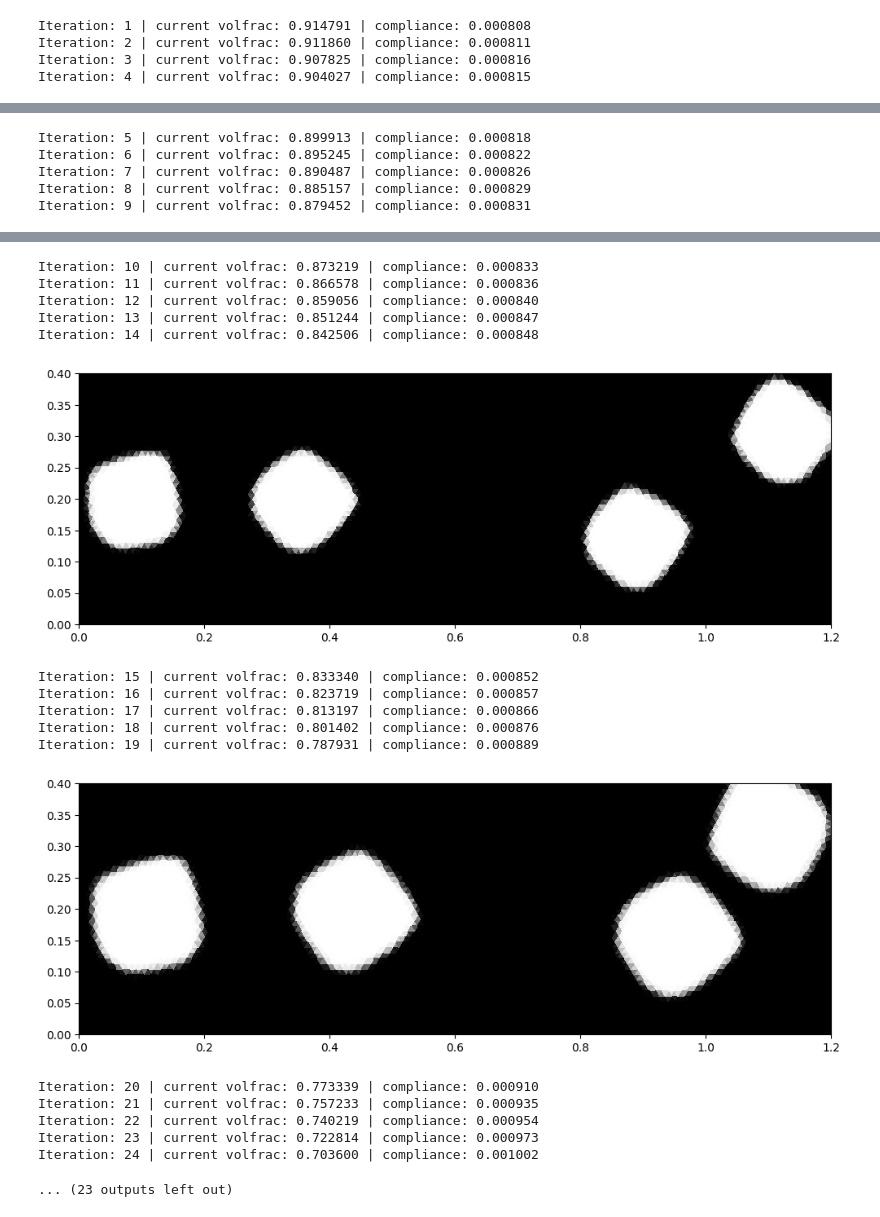
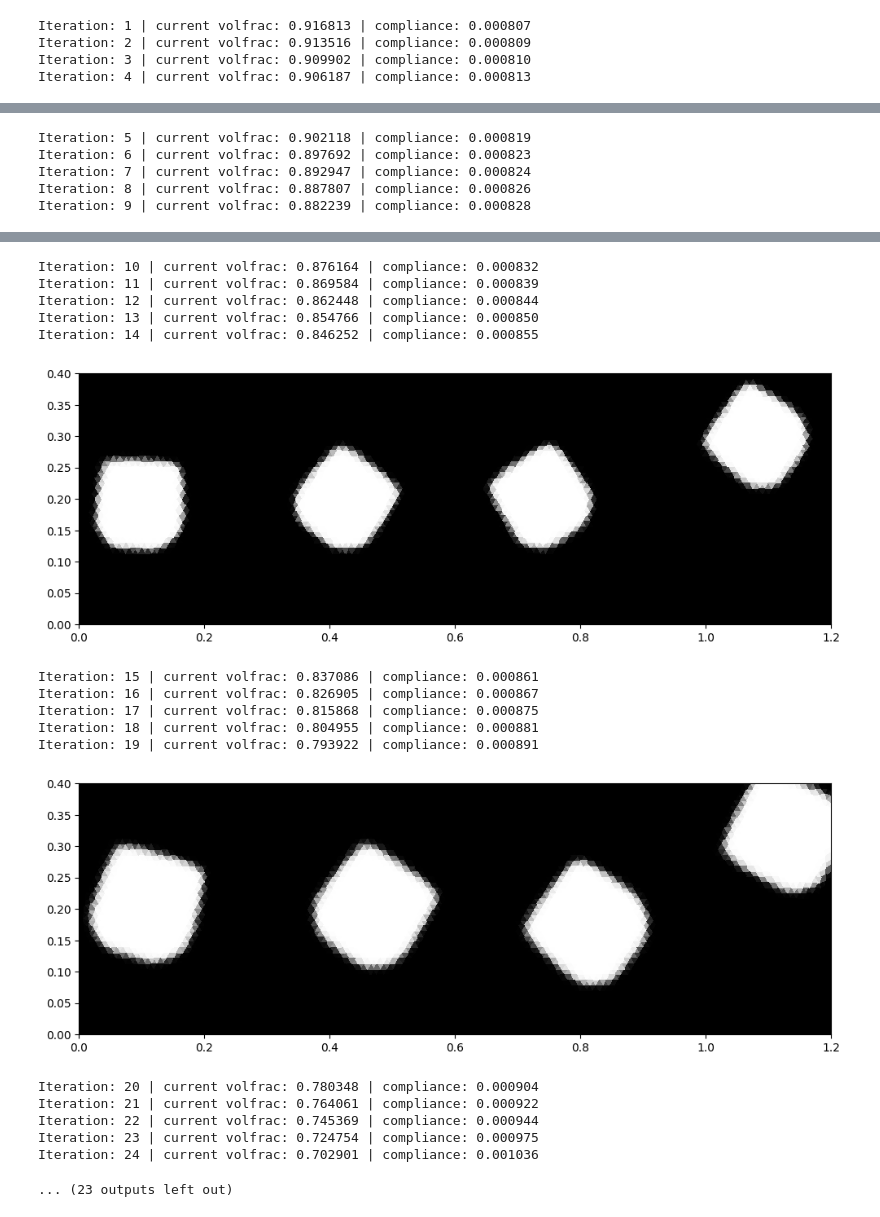
Before and after one commit to Alexander19970212/NHSDF-TOp, a Jupyter notebook: NN_TopOpt/NHSDF_examples.ipynb, the cells around one changed output, grey strips where cells are left out. Drawn from its saved outputs; the diff is of its cells as text; code cells hidden in the pictures.

Commit message:
[ADD] generation boundary precise dataset quad

```diff
--- a/NN_TopOpt/NHSDF_examples.ipynb
+++ b/NN_TopOpt/NHSDF_examples.ipynb
@@ -19,10 +19,18 @@ methods = {
 import torch
 torch.cuda.empty_cache()
 
+dataset_type = "quadrangle"
+root_dir = "../src/model_comparison/NHSDF"
+
 # select the experiment directory
-# experiment_dir = "../configs/NN_top_optimization/FM_NN_Heaviside/AE_DeepSDF"
-experiment_dir = "../configs/NN_top_optimization/FM_NN_Heaviside/VAE_DeepSDF"
-# experiment_dir = "../configs/NN_top_optimization/FM_NN_Heaviside/MMD_VAE_DeepSDF"
+if dataset_type == "tripple":
+    # experiment_dir = "../configs/NN_top_optimization/FM_NN_Heaviside/AE_DeepSDF"
+    experiment_dir = "../configs/NN_top_optimization/FM_NN_Heaviside/VAE_DeepSDF"
+    # experiment_dir = "../configs/NN_top_optimization/FM_NN_Heaviside/MMD_VAE_DeepSDF"
+elif dataset_type == "quadrangle":
+    experiment_dir = "../configs/NN_top_optimization/FM_NN_Heaviside/VAE_DeepSDF_quad"
+    root_dir += "_quad"
+
 
 # config_name = "MBB_beam_half_fm_ae_hv" #
 # config_name = "Cant_beam_half_fm_ae_hv"
@@ -63,7 +71,7 @@ Fixed case:  fixed_x [0, [0, 0.4]] 41 5710
 Fixed case:  fixed_y [1.2, 0] 1 121
 Loaded loads:  (1,)
 40
-Iteration: 1 | current volfrac: 0.914791 | compliance: 0.000808
-Iteration: 2 | current volfrac: 0.911860 | compliance: 0.000811
-Iteration: 3 | current volfrac: 0.907825 | compliance: 0.000816
-Iteration: 4 | current volfrac: 0.904027 | compliance: 0.000815
+Iteration: 1 | current volfrac: 0.916813 | compliance: 0.000807
+Iteration: 2 | current volfrac: 0.913516 | compliance: 0.000809
+Iteration: 3 | current volfrac: 0.909902 | compliance: 0.000810
+Iteration: 4 | current volfrac: 0.906187 | compliance: 0.000813
@@ -71,5 +79,5 @@ Iteration: 4 | current volfrac: 0.904027 | compliance: 0.000815
-Iteration: 5 | current volfrac: 0.899913 | compliance: 0.000818
-Iteration: 6 | current volfrac: 0.895245 | compliance: 0.000822
-Iteration: 7 | current volfrac: 0.890487 | compliance: 0.000826
-Iteration: 8 | current volfrac: 0.885157 | compliance: 0.000829
-Iteration: 9 | current volfrac: 0.879452 | compliance: 0.000831
+Iteration: 5 | current volfrac: 0.902118 | compliance: 0.000819
+Iteration: 6 | current volfrac: 0.897692 | compliance: 0.000823
+Iteration: 7 | current volfrac: 0.892947 | compliance: 0.000824
+Iteration: 8 | current volfrac: 0.887807 | compliance: 0.000826
+Iteration: 9 | current volfrac: 0.882239 | compliance: 0.000828
@@ -77,20 +85,20 @@ Iteration: 9 | current volfrac: 0.879452 | compliance: 0.000831
-Iteration: 10 | current volfrac: 0.873219 | compliance: 0.000833
-Iteration: 11 | current volfrac: 0.866578 | compliance: 0.000836
-Iteration: 12 | current volfrac: 0.859056 | compliance: 0.000840
-Iteration: 13 | current volfrac: 0.851244 | compliance: 0.000847
-Iteration: 14 | current volfrac: 0.842506 | compliance: 0.000848
+Iteration: 10 | current volfrac: 0.876164 | compliance: 0.000832
+Iteration: 11 | current volfrac: 0.869584 | compliance: 0.000839
+Iteration: 12 | current volfrac: 0.862448 | compliance: 0.000844
+Iteration: 13 | current volfrac: 0.854766 | compliance: 0.000850
+Iteration: 14 | current volfrac: 0.846252 | compliance: 0.000855
-[figure, old version]
+[figure, new version]
-Iteration: 15 | current volfrac: 0.833340 | compliance: 0.000852
-Iteration: 16 | current volfrac: 0.823719 | compliance: 0.000857
-Iteration: 17 | current volfrac: 0.813197 | compliance: 0.000866
-Iteration: 18 | current volfrac: 0.801402 | compliance: 0.000876
-Iteration: 19 | current volfrac: 0.787931 | compliance: 0.000889
+Iteration: 15 | current volfrac: 0.837086 | compliance: 0.000861
+Iteration: 16 | current volfrac: 0.826905 | compliance: 0.000867
+Iteration: 17 | current volfrac: 0.815868 | compliance: 0.000875
+Iteration: 18 | current volfrac: 0.804955 | compliance: 0.000881
+Iteration: 19 | current volfrac: 0.793922 | compliance: 0.000891
-[figure, old version]
+[figure, new version]
-Iteration: 20 | current volfrac: 0.773339 | compliance: 0.000910
-Iteration: 21 | current volfrac: 0.757233 | compliance: 0.000935
-Iteration: 22 | current volfrac: 0.740219 | compliance: 0.000954
-Iteration: 23 | current volfrac: 0.722814 | compliance: 0.000973
-Iteration: 24 | current volfrac: 0.703600 | compliance: 0.001002
+Iteration: 20 | current volfrac: 0.780348 | compliance: 0.000904
+Iteration: 21 | current volfrac: 0.764061 | compliance: 0.000922
+Iteration: 22 | current volfrac: 0.745369 | compliance: 0.000944
+Iteration: 23 | current volfrac: 0.724754 | compliance: 0.000975
+Iteration: 24 | current volfrac: 0.702901 | compliance: 0.001036
 ... (23 outputs left out)
 # %%
 # geometry_features = TopOptimizer.method.gaussian_core.get_geometry()
```
Also changed, not shown: parts of 2 cells of this notebook, 3 other files.
